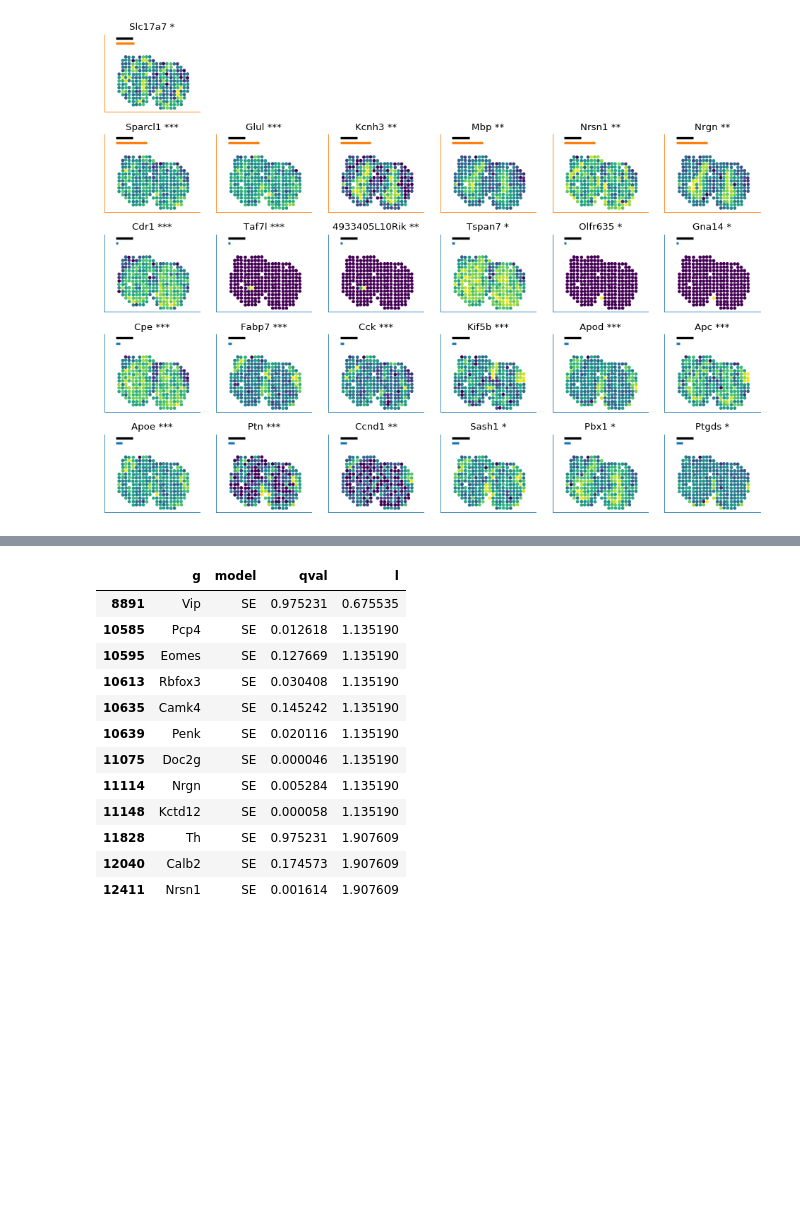
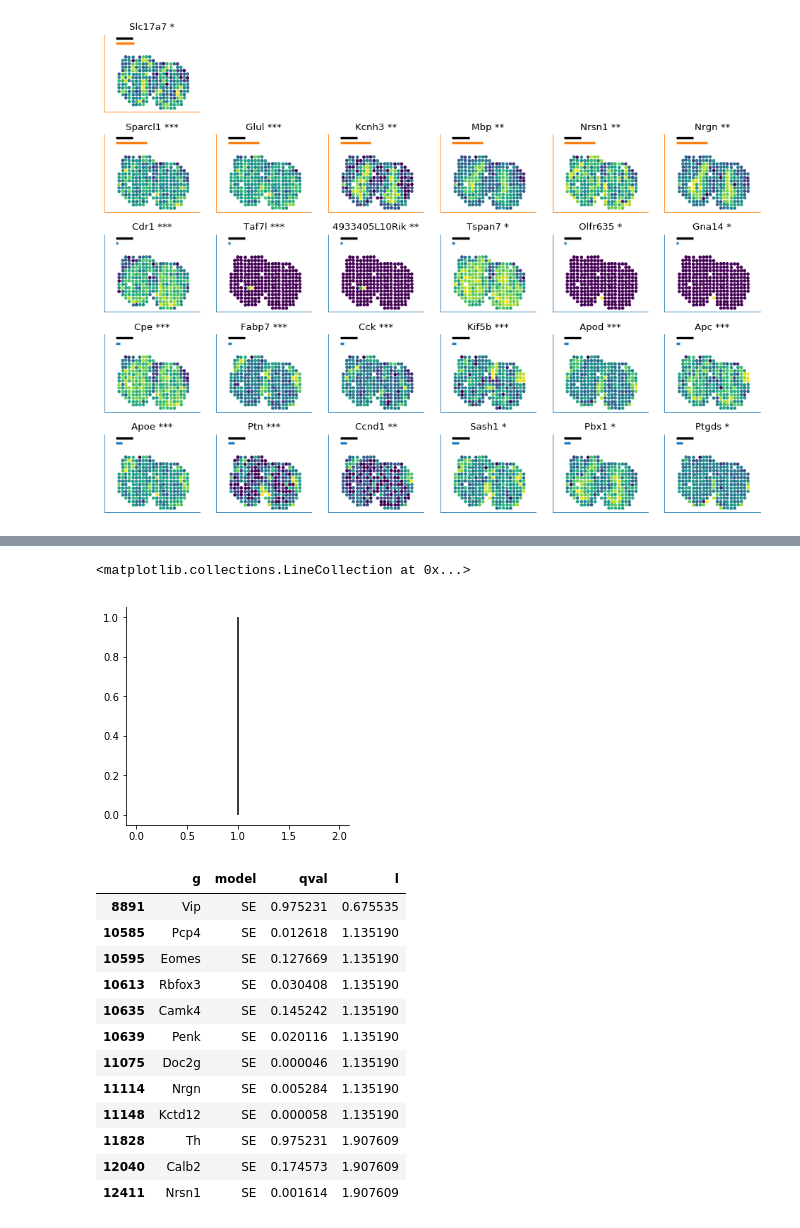
Before and after one commit to Teichlab/SpatialDE, a Jupyter notebook: Analysis/MouseOB/Mouse Olfactory Bulb Analysis.ipynb, the cells around one changed output, grey strips where cells are left out. Saved outputs shown, nothing was run; the diff lists cells and outputs as text; code cells hidden in the pictures; blank space fills up the shorter version.

```diff
--- a/Analysis/MouseOB/Mouse Olfactory Bulb Analysis.ipynb
+++ b/Analysis/MouseOB/Mouse Olfactory Bulb Analysis.ipynb
@@ -160,3 +161,6 @@ plt.tight_layout()
 plt.savefig('top_MOB_genes_per_ls.pdf')
 # %% [output]
 [figure]
+# %%
+s = top_per_ls.loc[idx]
+s
@@ -163,3 +185,12 @@ plt.savefig('top_MOB_genes_per_ls.pdf')
+# %%
+figsize(4, 4)
+
+plt.vlines(0, 0, s.linear_prob)
+plt.vlines(1, 0, s.SE_prob)
+plt.vlines(2, 0, s.PER_prob)
+# %% [output]
+<matplotlib.collections.LineCollection at 0x...>
+[figure, added]
 # %%
 N = 3
 top_per_ls = ms_results.query('qval < 0.05') \
```
Also changed, not shown: parts of 3 cells of this notebook, 4 other files.
